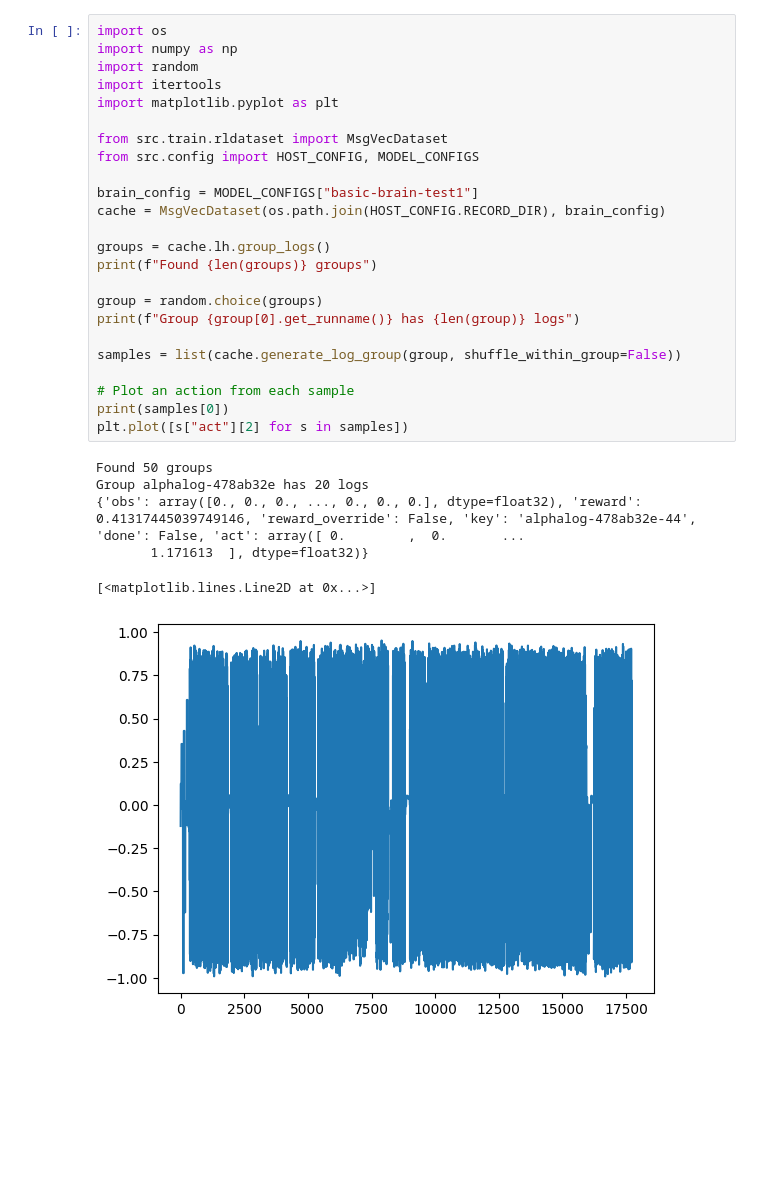
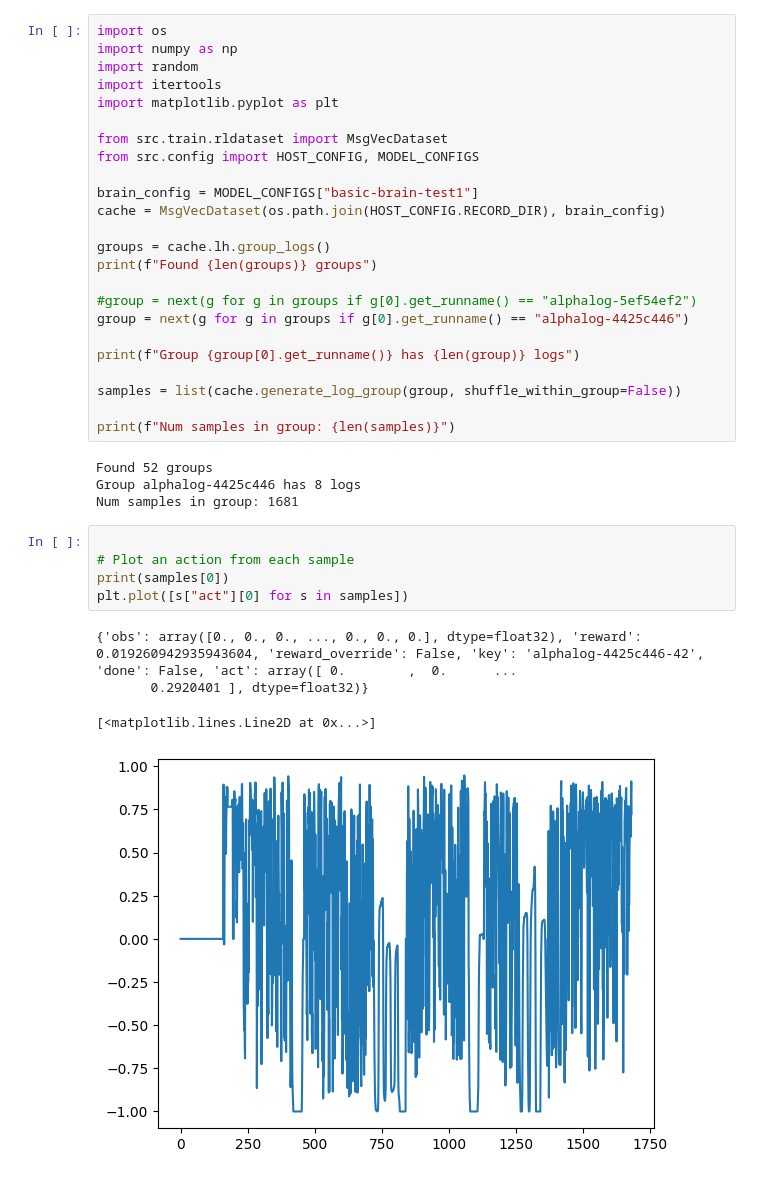
Before and after one commit to GoodDogAI/robotai, a Jupyter notebook: msgvec_workbook.ipynb, the cells around one changed output. Saved outputs shown, nothing was run; the diff lists cells and outputs as text; blank space fills up the shorter version.

```diff
--- a/msgvec_workbook.ipynb
+++ b/msgvec_workbook.ipynb
@@ -14,20 +14,27 @@ cache = MsgVecDataset(os.path.join(HOST_CONFIG.RECORD_DIR), brain_config)
 groups = cache.lh.group_logs()
 print(f"Found {len(groups)} groups")
 
-group = random.choice(groups)
+#group = next(g for g in groups if g[0].get_runname() == "alphalog-5ef54ef2")
+group = next(g for g in groups if g[0].get_runname() == "alphalog-4425c446")
+
 print(f"Group {group[0].get_runname()} has {len(group)} logs")
 
 samples = list(cache.generate_log_group(group, shuffle_within_group=False))
 
-# Plot an action from each sample
-print(samples[0])
-plt.plot([s["act"][2] for s in samples])
+print(f"Num samples in group: {len(samples)}")
 # %% [output]
-Found 50 groups
-Group alphalog-478ab32e has 20 logs
-{'obs': array([0., 0., 0., ..., 0., 0., 0.], dtype=float32), 'reward': 0.41317445039749146, 'reward_override': False, 'key': 'alphalog-478ab32e-44', 'done': False, 'act': array([ 0.        ,  0.       ...
-       1.171613  ], dtype=float32)}
+Found 52 groups
+Group alphalog-4425c446 has 8 logs
+Num samples in group: 1681
-[<matplotlib.lines.Line2D at 0x...>]
-[figure, removed]
+# %%
+
+# Plot an action from each sample
+print(samples[0])
+plt.plot([s["act"][0] for s in samples])
+# %% [output]
+{'obs': array([0., 0., 0., ..., 0., 0., 0.], dtype=float32), 'reward': 0.019260942935943604, 'reward_override': False, 'key': 'alphalog-4425c446-42', 'done': False, 'act': array([ 0.        ,  0.      ...
+       0.2920401 ], dtype=float32)}
+[<matplotlib.lines.Line2D at 0x...>]
+[figure, added]
 # %%
 # Plot histogram of an action from each sample
```
Also changed, not shown: parts of 7 cells of this notebook, 2 other files.
